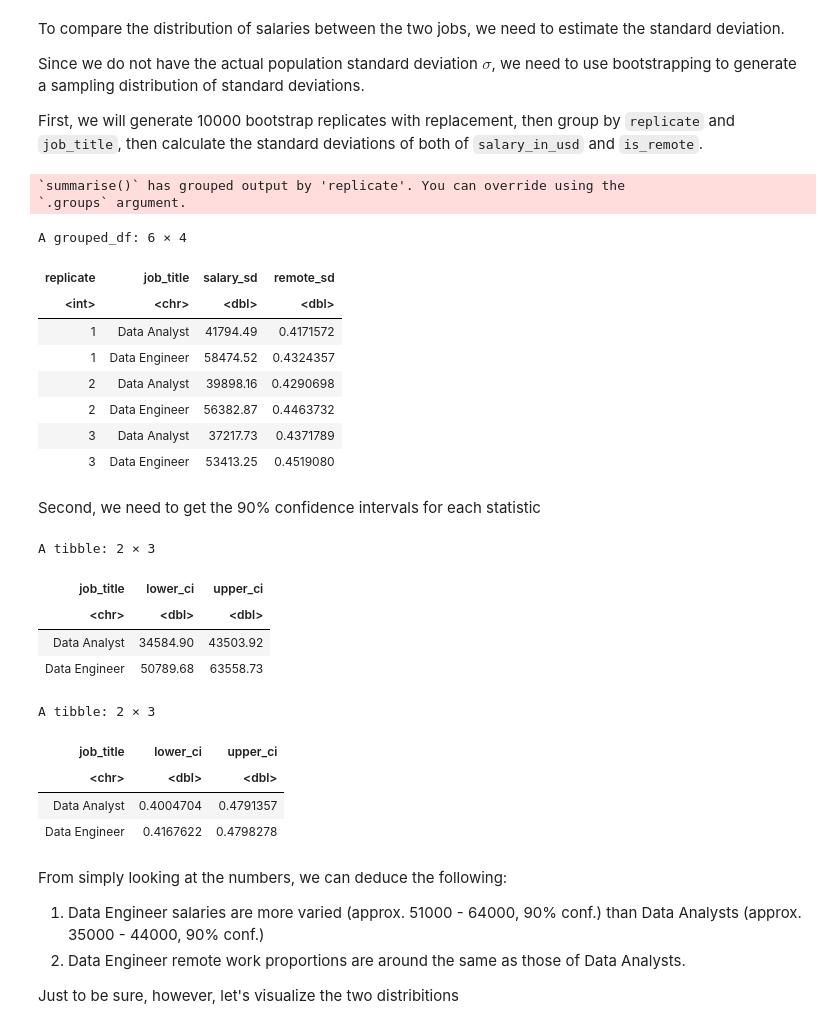
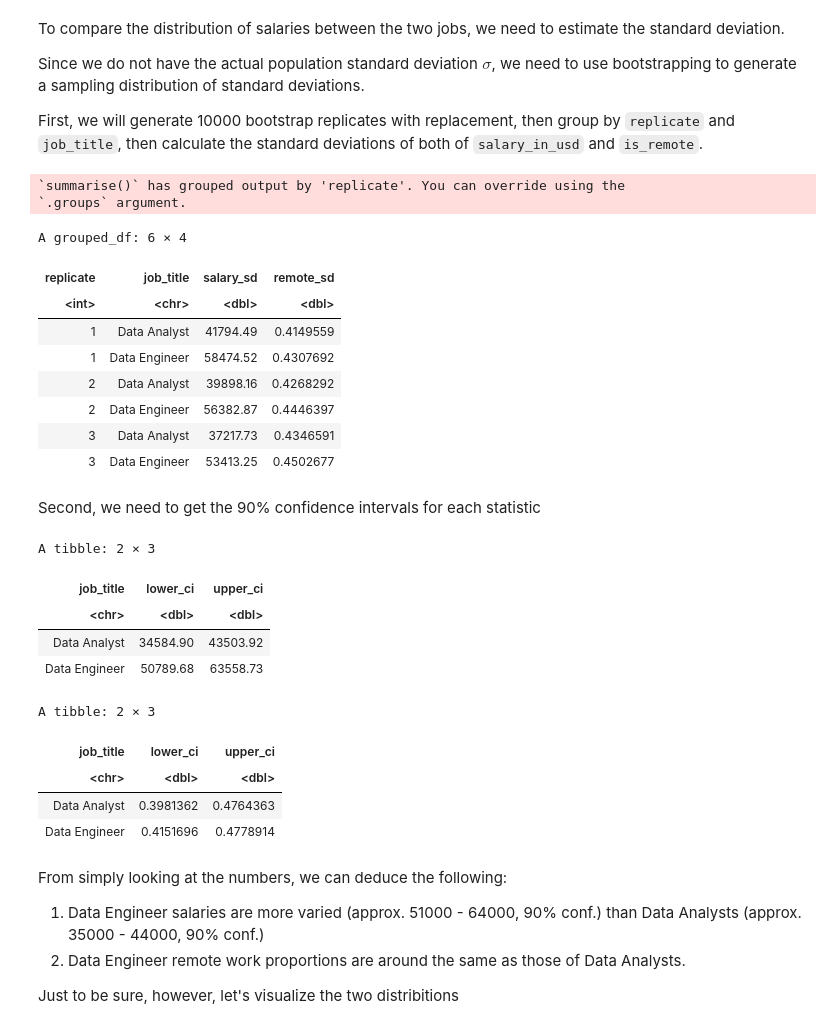
Before and after one commit to AmyChen354/stat-201-project, a Jupyter notebook: group_4_final_report.ipynb, the cells around one changed output. Saved outputs shown, nothing was run; the diff lists cells and outputs as text; code cells hidden in the pictures.

```diff
--- a/group_4_final_report.ipynb
+++ b/group_4_final_report.ipynb
@@ -216,25 +217,25 @@ First, we will generate 10000 bootstrap replicates with replacement, then group
 # %%
 set.seed(1234)
 
 bootstrap <- data_jobs %>%
     rep_sample_n(size = nrow(data_jobs), reps = 10000, replace = TRUE) %>%
     group_by(replicate, job_title) %>%
     summarize(salary_sd = sd(salary_in_usd),
-              remote_sd = sd(is_remote))
+              remote_sd = sqrt(mean(is_remote) * (1 - mean(is_remote))))
 
 head(bootstrap)
 # %% [output]
 `summarise()` has grouped output by 'replicate'. You can override using the
 `.groups` argument.
 A grouped_df: 6 × 4
 | replicate | job_title | salary_sd | remote_sd |
 | <int> | <chr> | <dbl> | <dbl> |
-| 1 | Data Analyst | 41794.49 | 0.4171572 |
-| 1 | Data Engineer | 58474.52 | 0.4324357 |
-| 2 | Data Analyst | 39898.16 | 0.4290698 |
-| 2 | Data Engineer | 56382.87 | 0.4463732 |
-| 3 | Data Analyst | 37217.73 | 0.4371789 |
-| 3 | Data Engineer | 53413.25 | 0.4519080 |
+| 1 | Data Analyst | 41794.49 | 0.4149559 |
+| 1 | Data Engineer | 58474.52 | 0.4307692 |
+| 2 | Data Analyst | 39898.16 | 0.4268292 |
+| 2 | Data Engineer | 56382.87 | 0.4446397 |
+| 3 | Data Analyst | 37217.73 | 0.4346591 |
+| 3 | Data Engineer | 53413.25 | 0.4502677 |
 # %% [markdown]
 Second, we need to get the 90% confidence intervals for each statistic
 # %%
@@ -259,8 +260,8 @@ A tibble: 2 × 3
 A tibble: 2 × 3
 | job_title | lower_ci | upper_ci |
 | <chr> | <dbl> | <dbl> |
-| Data Analyst | 0.4004704 | 0.4791357 |
-| Data Engineer | 0.4167622 | 0.4798278 |
+| Data Analyst | 0.3981362 | 0.4764363 |
+| Data Engineer | 0.4151696 | 0.4778914 |
 # %% [markdown]
 From simply looking at the numbers, we can deduce the following:
 1. Data Engineer salaries are more varied (approx. 51000 - 64000, 90% conf.) than Data Analysts (approx. 35000 - 44000, 90% conf.)
```
Also changed, not shown: parts of 15 cells of this notebook.
